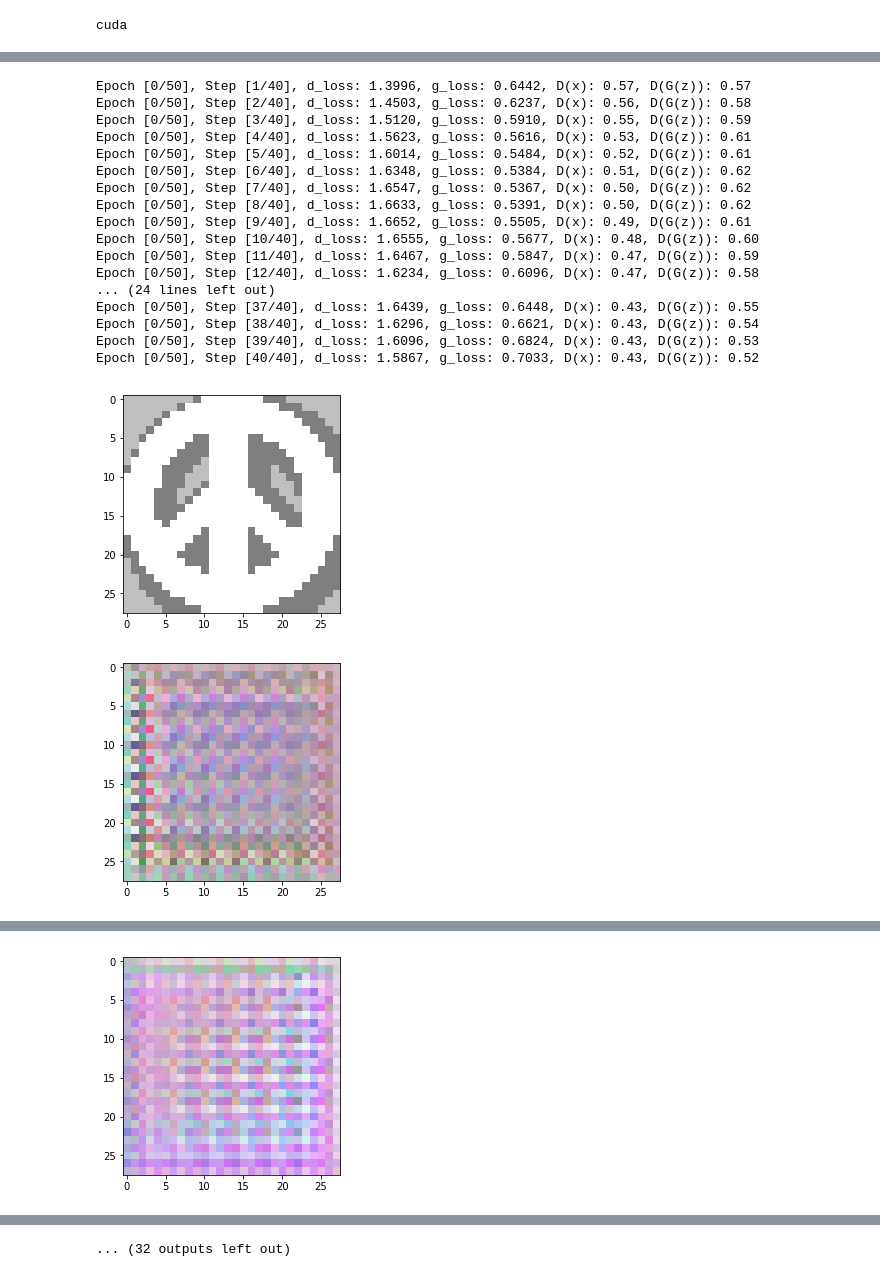
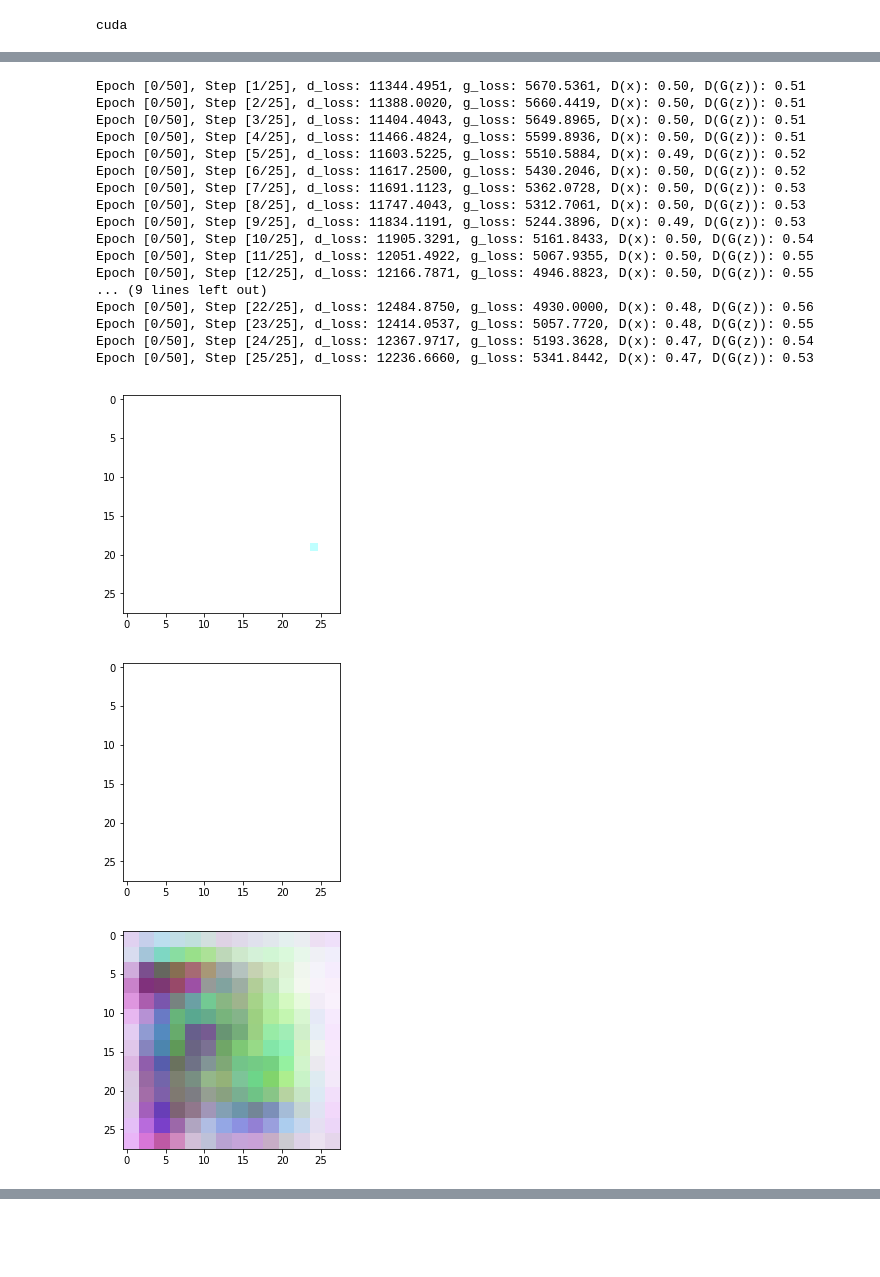
Before and after one commit to cchan/twitchgan, a Jupyter notebook: gan.ipynb, the cells around one changed output, grey strips where cells are left out. Cells and saved outputs as stored; diff of their text form; code cells hidden in the pictures; blank space fills up the shorter version.

```diff
--- a/gan.ipynb
+++ b/gan.ipynb
@@ -127,6 +149,6 @@ fname = 'dataset.hdf5'
 dname = 'twitch_emotes'
 with h5py.File(fname, 'r') as f:
     dataset = f[dname]
-    preloaded_data = torch.Tensor(np.moveaxis(dataset[:200000], 3, 1)).to(device)
+    preloaded_data = torch.Tensor(np.moveaxis(dataset[:50000], 3, 1)).to(device)
     print(preloaded_data.size())
 # %% [output]
@@ -137,7 +159,7 @@ from matplotlib import pyplot as plt
 
 num_epochs = 50
 
-batch_size = 5000
+batch_size = 2000
 
 # Start training
 total_step = len(preloaded_data) // batch_size
@@ -156,22 +178,23 @@ for epoch in range(num_epochs):
         # Compute BCE_Loss using real images where BCE_Loss(x, y): - y * log(D(x)) - (1-y) * log(1 - D(x))
         # Second term of the loss is always zero since real_labels == 1
         outputs = D(images)
-        d_loss_real = criterion(outputs, real_labels)
-        real_score = outputs
+        d_loss_real = - torch.sum(torch.log(outputs)) # criterion(outputs, real_labels)
+        real_score = outputs.mean().item()
 
         # Compute BCELoss using fake images
         # First term of the loss is always zero since fake_labels == 0
         z = torch.randn(batch_size, *latent_shape).to(device)
         fake_images = G(z)
         outputs = D(fake_images)
-        d_loss_fake = criterion(outputs, fake_labels)
-        fake_score = outputs
+        d_loss_fake = - torch.sum(torch.log1p(-outputs)) # criterion(outputs, fake_labels)
+        fake_score = outputs.mean().item()
 
         # Backprop and optimize
         d_loss = d_loss_real + d_loss_fake
-        reset_grad()
-        d_loss.backward()
-        d_optimizer.step()
+        if d_loss > 0.5:
+            reset_grad()
+            d_loss.backward()
+            d_optimizer.step()
         del d_loss_real, d_loss_fake
 
         # ================================================================== #
@@ -179,58 +202,59 @@ for epoch in range(num_epochs):
         # ================================================================== #
 
         # Compute loss with fake images
         z = torch.randn(batch_size, *latent_shape).to(device)
         fake_images = G(z)
         outputs = D(fake_images)
 
         # We train G to maximize log(D(G(z)) instead of minimizing log(1-D(G(z)))
         # For the reason, see the last paragraph of section 3. https://arxiv.org/pdf/1406.2661.pdf
-        g_loss = criterion(outputs, real_labels)
+        g_loss = - torch.sum(torch.log(outputs)) # criterion(outputs, real_labels)
 
         # Backprop and optimize
         reset_grad()
         g_loss.backward()
         g_optimizer.step()
 
         # if (i+1) % 200 == 0:
         print('Epoch [{}/{}], Step [{}/{}], d_loss: {:.4f}, g_loss: {:.4f}, D(x): {:.2f}, D(G(z)): {:.2f}'
                   .format(epoch, num_epochs, i+1, total_step, d_loss.item(), g_loss.item(),
-                          real_score.mean().item(), fake_score.mean().item()))
+                          real_score, fake_score))
         del d_loss, g_loss
 
     # Save the model checkpoints
     torch.save(G.state_dict(), 'G.ckpt')
     torch.save(D.state_dict(), 'D.ckpt')
 
     # Save real images
     if (epoch+1) == 1:
-        image = denorm(images).cpu().numpy()[0]
+        for image in denorm(images).cpu().numpy()[0:2]:
+            plt.figure()
+            plt.imshow(np.moveaxis(image, 0, -1))
+            plt.show()
+
+    # Save sampled images
+    for image in denorm(fake_images).cpu().detach().numpy()[0:2]:
         plt.figure()
         plt.imshow(np.moveaxis(image, 0, -1))
         plt.show()
-
-    # Save sampled images
-    image = denorm(fake_images).cpu().detach().numpy()[0]
-    plt.figure()
-    plt.imshow(np.moveaxis(image, 0, -1))
-    plt.show()
 # %% [output]
-Epoch [0/50], Step [1/40], d_loss: 1.3996, g_loss: 0.6442, D(x): 0.57, D(G(z)): 0.57
-Epoch [0/50], Step [2/40], d_loss: 1.4503, g_loss: 0.6237, D(x): 0.56, D(G(z)): 0.58
-Epoch [0/50], Step [3/40], d_loss: 1.5120, g_loss: 0.5910, D(x): 0.55, D(G(z)): 0.59
-Epoch [0/50], Step [4/40], d_loss: 1.5623, g_loss: 0.5616, D(x): 0.53, D(G(z)): 0.61
-Epoch [0/50], Step [5/40], d_loss: 1.6014, g_loss: 0.5484, D(x): 0.52, D(G(z)): 0.61
-Epoch [0/50], Step [6/40], d_loss: 1.6348, g_loss: 0.5384, D(x): 0.51, D(G(z)): 0.62
-Epoch [0/50], Step [7/40], d_loss: 1.6547, g_loss: 0.5367, D(x): 0.50, D(G(z)): 0.62
-Epoch [0/50], Step [8/40], d_loss: 1.6633, g_loss: 0.5391, D(x): 0.50, D(G(z)): 0.62
-Epoch [0/50], Step [9/40], d_loss: 1.6652, g_loss: 0.5505, D(x): 0.49, D(G(z)): 0.61
-Epoch [0/50], Step [10/40], d_loss: 1.6555, g_loss: 0.5677, D(x): 0.48, D(G(z)): 0.60
-Epoch [0/50], Step [11/40], d_loss: 1.6467, g_loss: 0.5847, D(x): 0.47, D(G(z)): 0.59
-Epoch [0/50], Step [12/40], d_loss: 1.6234, g_loss: 0.6096, D(x): 0.47, D(G(z)): 0.58
-... (24 lines left out)
-Epoch [0/50], Step [37/40], d_loss: 1.6439, g_loss: 0.6448, D(x): 0.43, D(G(z)): 0.55
-Epoch [0/50], Step [38/40], d_loss: 1.6296, g_loss: 0.6621, D(x): 0.43, D(G(z)): 0.54
-Epoch [0/50], Step [39/40], d_loss: 1.6096, g_loss: 0.6824, D(x): 0.43, D(G(z)): 0.53
-Epoch [0/50], Step [40/40], d_loss: 1.5867, g_loss: 0.7033, D(x): 0.43, D(G(z)): 0.52
+Epoch [0/50], Step [1/25], d_loss: 11344.4951, g_loss: 5670.5361, D(x): 0.50, D(G(z)): 0.51
+Epoch [0/50], Step [2/25], d_loss: 11388.0020, g_loss: 5660.4419, D(x): 0.50, D(G(z)): 0.51
+Epoch [0/50], Step [3/25], d_loss: 11404.4043, g_loss: 5649.8965, D(x): 0.50, D(G(z)): 0.51
+Epoch [0/50], Step [4/25], d_loss: 11466.4824, g_loss: 5599.8936, D(x): 0.50, D(G(z)): 0.51
+Epoch [0/50], Step [5/25], d_loss: 11603.5225, g_loss: 5510.5884, D(x): 0.49, D(G(z)): 0.52
+Epoch [0/50], Step [6/25], d_loss: 11617.2500, g_loss: 5430.2046, D(x): 0.50, D(G(z)): 0.52
+Epoch [0/50], Step [7/25], d_loss: 11691.1123, g_loss: 5362.0728, D(x): 0.50, D(G(z)): 0.53
+Epoch [0/50], Step [8/25], d_loss: 11747.4043, g_loss: 5312.7061, D(x): 0.50, D(G(z)): 0.53
+Epoch [0/50], Step [9/25], d_loss: 11834.1191, g_loss: 5244.3896, D(x): 0.49, D(G(z)): 0.53
+Epoch [0/50], Step [10/25], d_loss: 11905.3291, g_loss: 5161.8433, D(x): 0.50, D(G(z)): 0.54
+Epoch [0/50], Step [11/25], d_loss: 12051.4922, g_loss: 5067.9355, D(x): 0.50, D(G(z)): 0.55
+Epoch [0/50], Step [12/25], d_loss: 12166.7871, g_loss: 4946.8823, D(x): 0.50, D(G(z)): 0.55
+... (9 lines left out)
+Epoch [0/50], Step [22/25], d_loss: 12484.8750, g_loss: 4930.0000, D(x): 0.48, D(G(z)): 0.56
+Epoch [0/50], Step [23/25], d_loss: 12414.0537, g_loss: 5057.7720, D(x): 0.48, D(G(z)): 0.55
+Epoch [0/50], Step [24/25], d_loss: 12367.9717, g_loss: 5193.3628, D(x): 0.47, D(G(z)): 0.54
+Epoch [0/50], Step [25/25], d_loss: 12236.6660, g_loss: 5341.8442, D(x): 0.47, D(G(z)): 0.53
-[figure, old version]
+[figure, new version]
-[figure, old version]
+[figure, new version]
+[figure, new version]
@@ -254 +278,0 @@ Epoch [1/50], Step [40/40], d_loss: 1.5047, g_loss: 0.7558, D(x): 0.43, D(G(z)):
-[figure, old version]
@@ -326 +317,0 @@ Epoch [5/50], Step [40/40], d_loss: 1.4825, g_loss: 0.8140, D(x): 0.42, D(G(z)):
-... (32 outputs left out)
```
Also changed, not shown: parts of 3 cells of this notebook, 2 other files.
